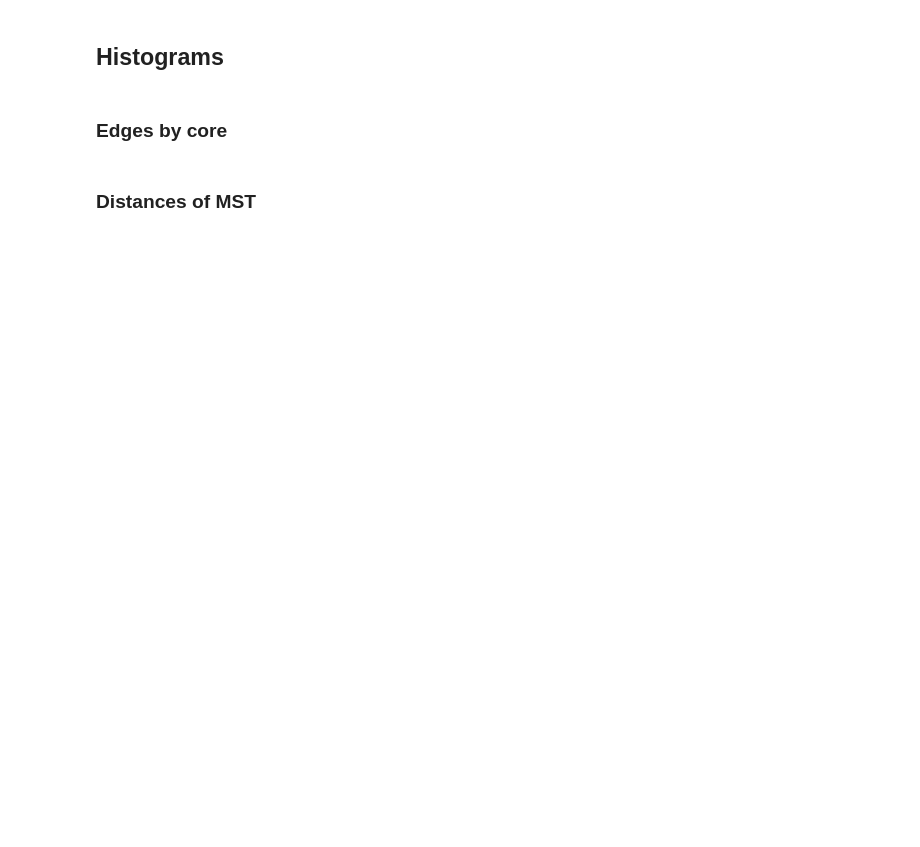
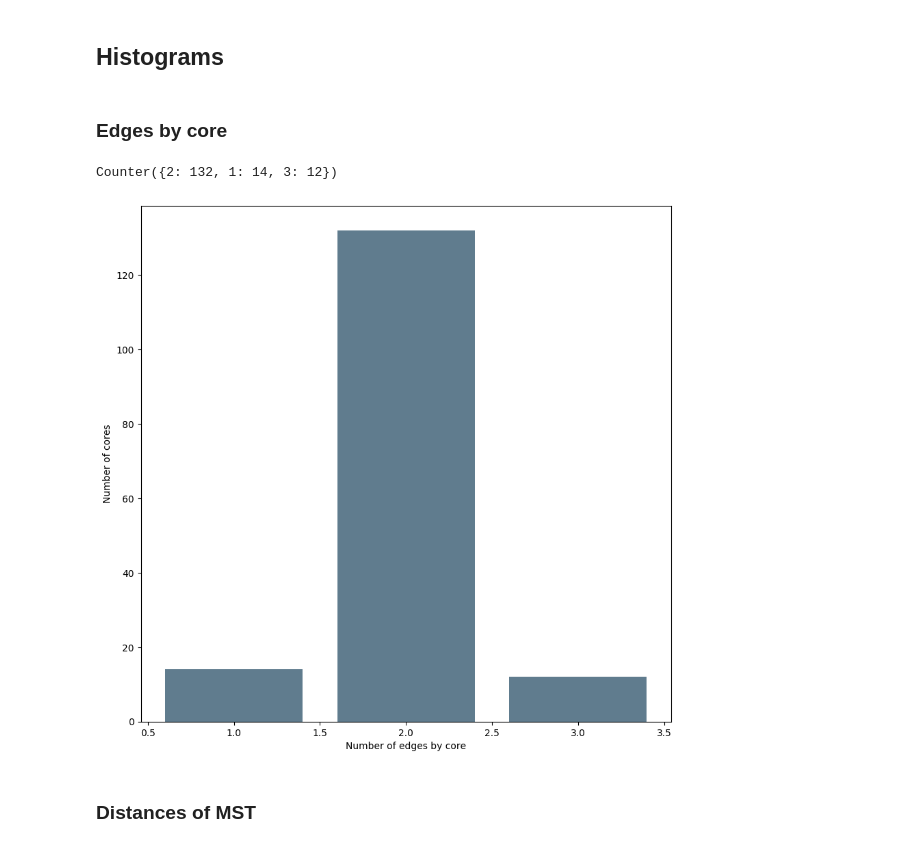
Before and after one commit to mvgarcia/CASSUM2021, a Jupyter notebook: Cassum.ipynb, the cells around one changed output. Cells and saved outputs as stored; diff of their text form; code cells hidden in the pictures; blank space fills up the shorter version.

```diff
--- a/Cassum.ipynb
+++ b/Cassum.ipynb
@@ -396,29 +403,33 @@ print("m:",m,", m_normalised:",m1,", s:",s,", Q:",Q,", Q_normalised:",Q1)
 # %%
 c_edges=collections.Counter()
 
 counter={}
 
 for pair in pairs:
     for i in range(2):
         try:
             counter[str(pair[i][0])+","+str(pair[i][1])]+=1
         except:
             counter[str(pair[i][0])+","+str(pair[i][1])]=1
 
 num_edges=counter.values()
 c_edges.update(num_edges)
 
 coresw2edges=np.array([np.array(k.split(",")).astype(np.float) for k,v in counter.items() if v == 2])
+coresw3edges=np.array([np.array(k.split(",")).astype(np.float) for k,v in counter.items() if v == 3])
 
 plt.bar(c_edges.keys(),c_edges.values(),color='#607c8e')
 plt.xlabel("Number of edges by core")
 plt.ylabel("Number of cores")
 #plt.hist(num_edges)
 print(c_edges)
 
 #save figure
 figname = fname.replace(ending, "_hist_ebc.png")
 plt.savefig(figname)
+# %% [output]
+Counter({2: 132, 1: 14, 3: 12})
+[figure, added]
 # %% [markdown]
 ### Distances of MST
 # %%
```
Also changed, not shown: parts of 11 cells of this notebook.
